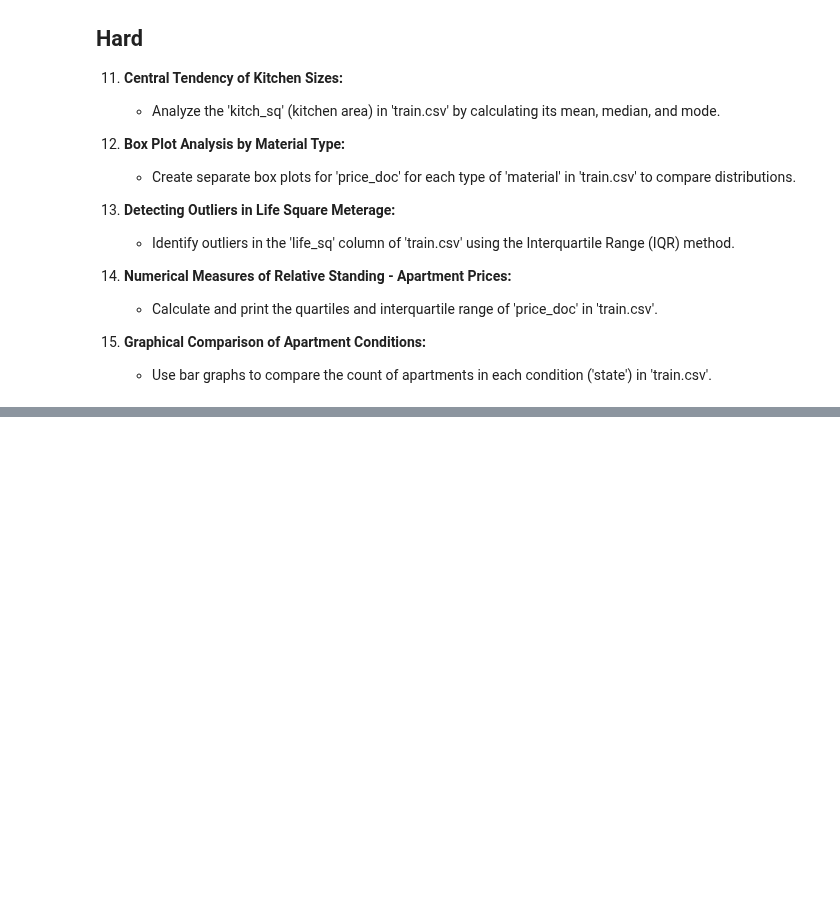
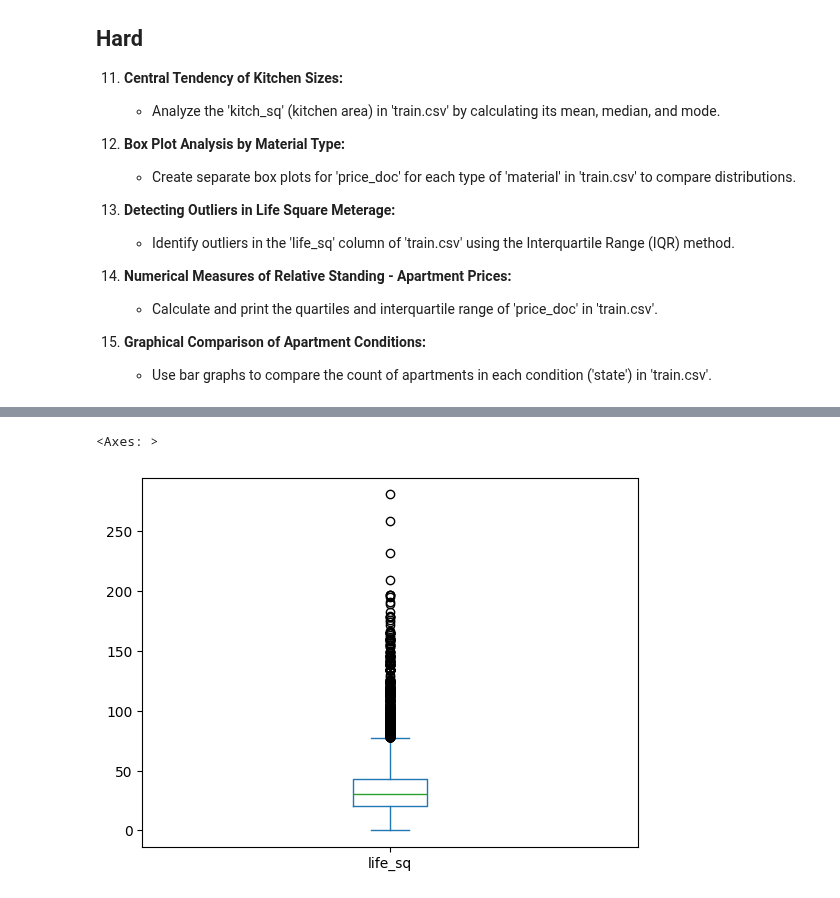
Before and after one commit to jordanriver/DScourse, a Jupyter notebook: CourseMaterials/Math/Statistics/Meeting_24_practice.ipynb, the cells around one changed output, grey strips where cells are left out. Saved outputs shown, nothing was run; the diff lists cells and outputs as text; code cells hidden in the pictures; blank space fills up the shorter version.

```diff
--- a/CourseMaterials/Math/Statistics/Meeting_24_practice.ipynb
+++ b/CourseMaterials/Math/Statistics/Meeting_24_practice.ipynb
@@ -198,0 +248,5 @@ This document provides a foundation for basic data analysis and visualization in
+# %%
+df['life_sq'][df['life_sq'] < 300].plot(kind='box')
+# %% [output]
+<Axes: >
+[figure, added]
```
Also changed, not shown: parts of 6 cells of this notebook.
